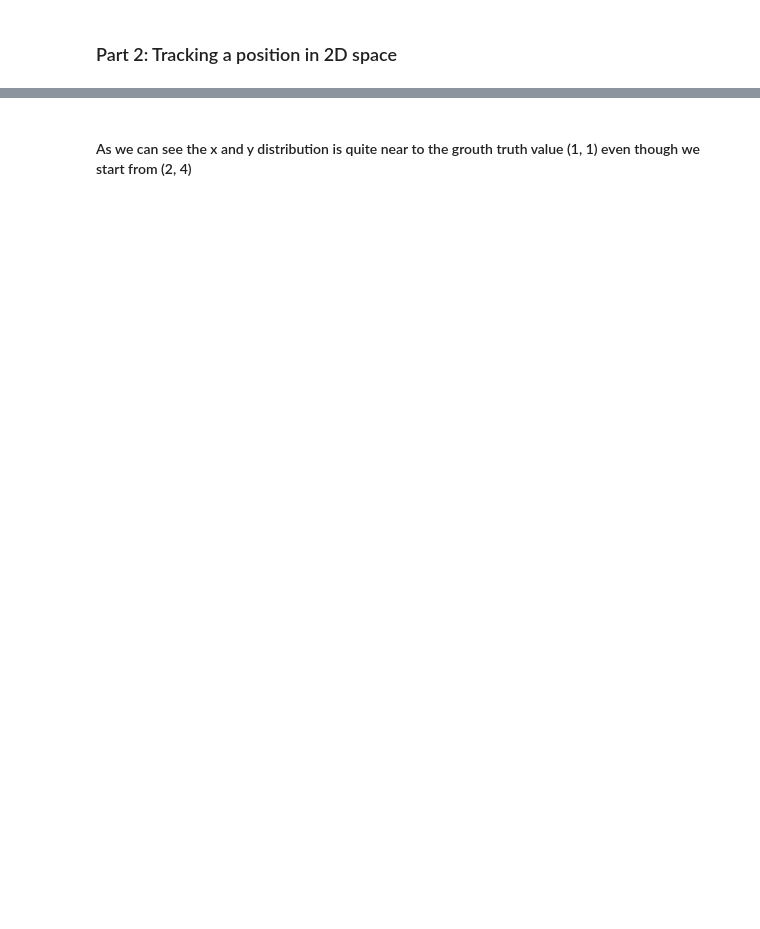
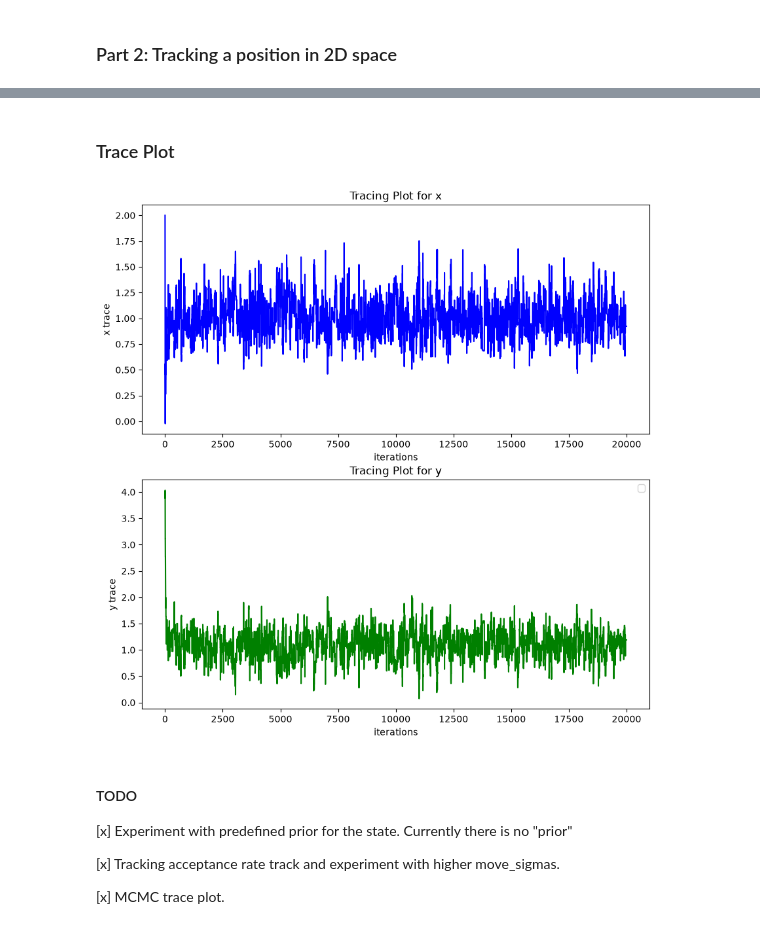
Before and after one commit to saobangmath/MiniProject-PhD-, a Jupyter notebook: MCMC/MCMC.ipynb, the cells around one changed output, grey strips where cells are left out. Saved outputs shown, nothing was run; the diff lists cells and outputs as text; code cells hidden in the pictures; blank space fills up the shorter version.

```diff
--- a/MCMC/MCMC.ipynb
+++ b/MCMC/MCMC.ipynb
@@ -138,2 +169,31 @@ plt.show()
+# %% [markdown]
+### Trace Plot
+# %%
+fig, ax = plt.subplots(2, 1, figsize = (10, 10))
+
+sample_interval = 1
+iters = [_ for _ in range(0, len(state_list), sample_interval)]
+sample_x_list = [state_list[i][0] for i in range(0, len(state_list), sample_interval)]
+sample_y_list = [state_list[i][1] for i in range(0, len(state_list), sample_interval)]
+
+ax[0].plot(iters, sample_x_list, color = 'blue')
+ax[0].set_xlabel("iterations")
+ax[0].set_ylabel("x trace")
+ax[0].set_title("Tracing Plot for x")
+
+ax[1].plot(iters, sample_y_list, color = 'green')
+ax[1].set_xlabel("iterations")
+ax[1].set_ylabel("y trace")
+ax[1].set_title("Tracing Plot for y")
+
+plt.legend()
+plt.show()
+# %% [output]
+[figure, added]
 # %% [markdown]
-#### As we can see the x and y distribution is quite near to the grouth truth value (1, 1) even though we start from (2, 4)
+#### TODO
+[x] Experiment with predefined prior for the state. Currently there is no "prior"
+
+[x] Tracking acceptance rate track and experiment with higher move_sigmas.
+
+[x] MCMC trace plot.
```
Also changed, not shown: parts of 9 cells of this notebook.
